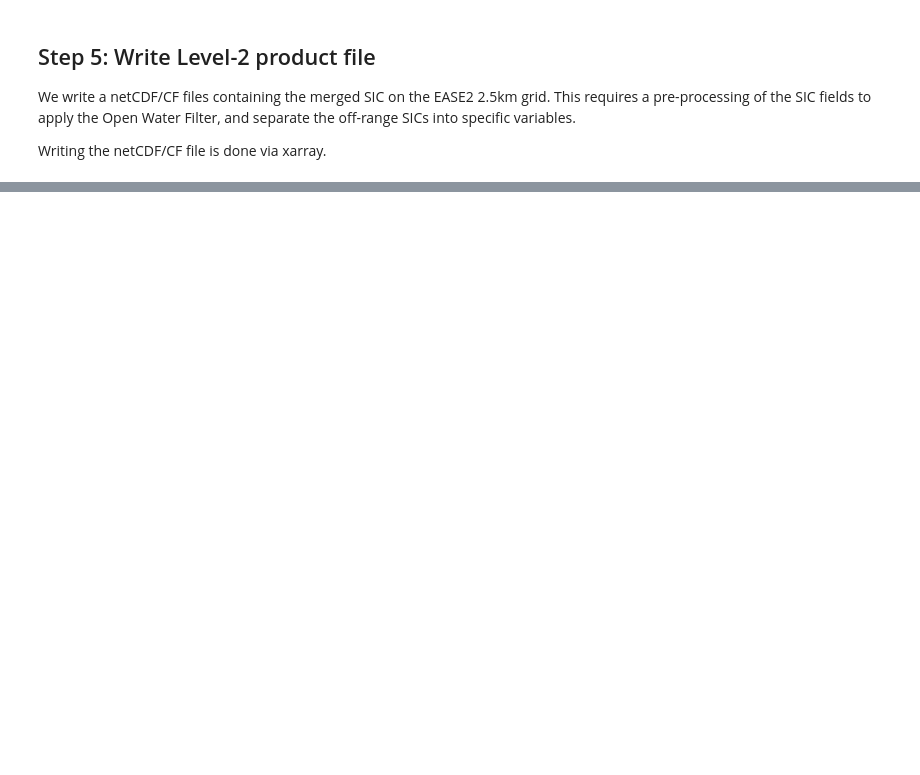
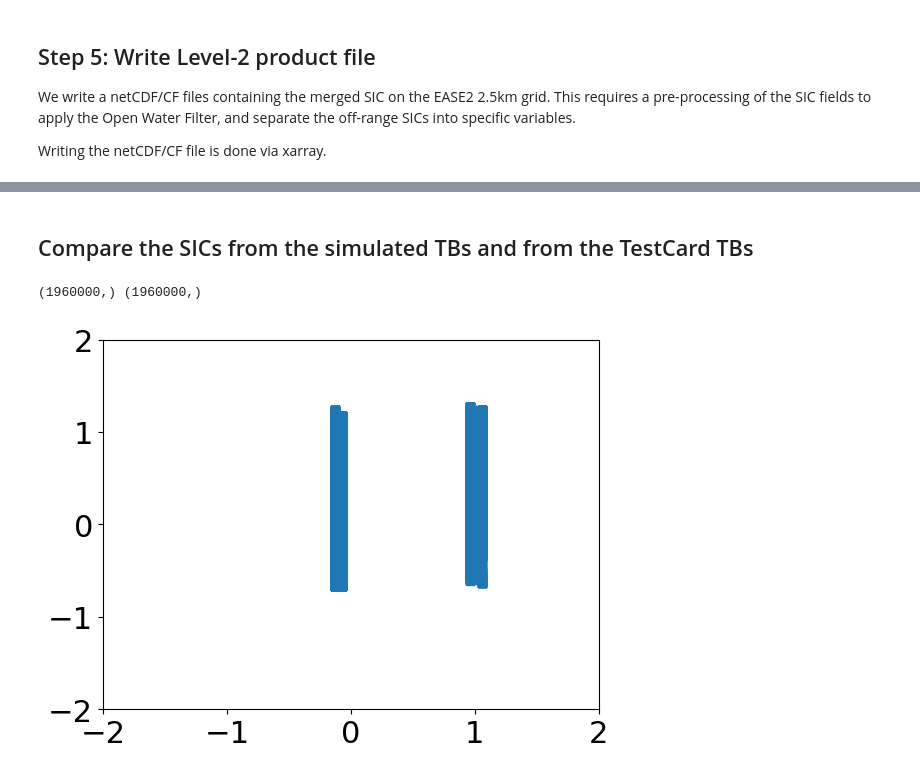
Before and after one commit to CIMR-Algos/SeaIceConcentration_ATBD_v2, a Jupyter notebook: algorithm/CIMR L2 Sea Ice Concentration algorithm.ipynb, the cells around one changed output, grey strips where cells are left out. Drawn from its saved outputs; the diff is of its cells as text; code cells hidden in the pictures; blank space fills up the shorter version.

```diff
--- a/algorithm/CIMR L2 Sea Ice Concentration algorithm.ipynb
+++ b/algorithm/CIMR L2 Sea Ice Concentration algorithm.ipynb
@@ -624,0 +596,3 @@ ds_l2.to_netcdf('./example_sic_file.nc', format='NETCDF4_CLASSIC')
+# %%
+# change SIC from [0-1] to [0-100%] range for writing to file (the SDEV is already in %)
+mrg_grd[algo].sic *= 100
@@ -624,0 +654,9 @@ ds_l2.to_netcdf('./example_sic_file.nc', format='NETCDF4_CLASSIC')
+# %%
+# Change location where you stored the L1B file
+l1b_path = '/home/thomasl/Downloads/'
+# DEVALGO's geometric test card
+l1b_fn = 'test_scene_2_compressed_lowres.nc'
+# DEVALGO's radiometric test card
+l1b_fn = 'test_scene_1_compressed_lowres.nc'
+
+l1b_fn = os.path.join(l1b_path,l1b_fn)
@@ -624,0 +708,16 @@ ds_l2.to_netcdf('./example_sic_file.nc', format='NETCDF4_CLASSIC')
+# %% [markdown]
+## Compare the SICs from the simulated TBs and from the TestCard TBs
+# %%
+ref_sic = tc_res['CKA'].sic.flatten()
+l2_sic = mrg_grd['CKA@KA'].sic.flatten()/100.
+
+print(ref_sic.shape, l2_sic.shape)
+
+plt.scatter(ref_sic, l2_sic, marker=',')
+ax = plt.gca()
+ax.set_xlim(-2., +2.)
+ax.set_ylim(-2., +2.)
+plt.show()
+# %% [output]
+(1960000,) (1960000,)
+[figure, added]
```
Also changed, not shown: parts of 34 cells of this notebook.
